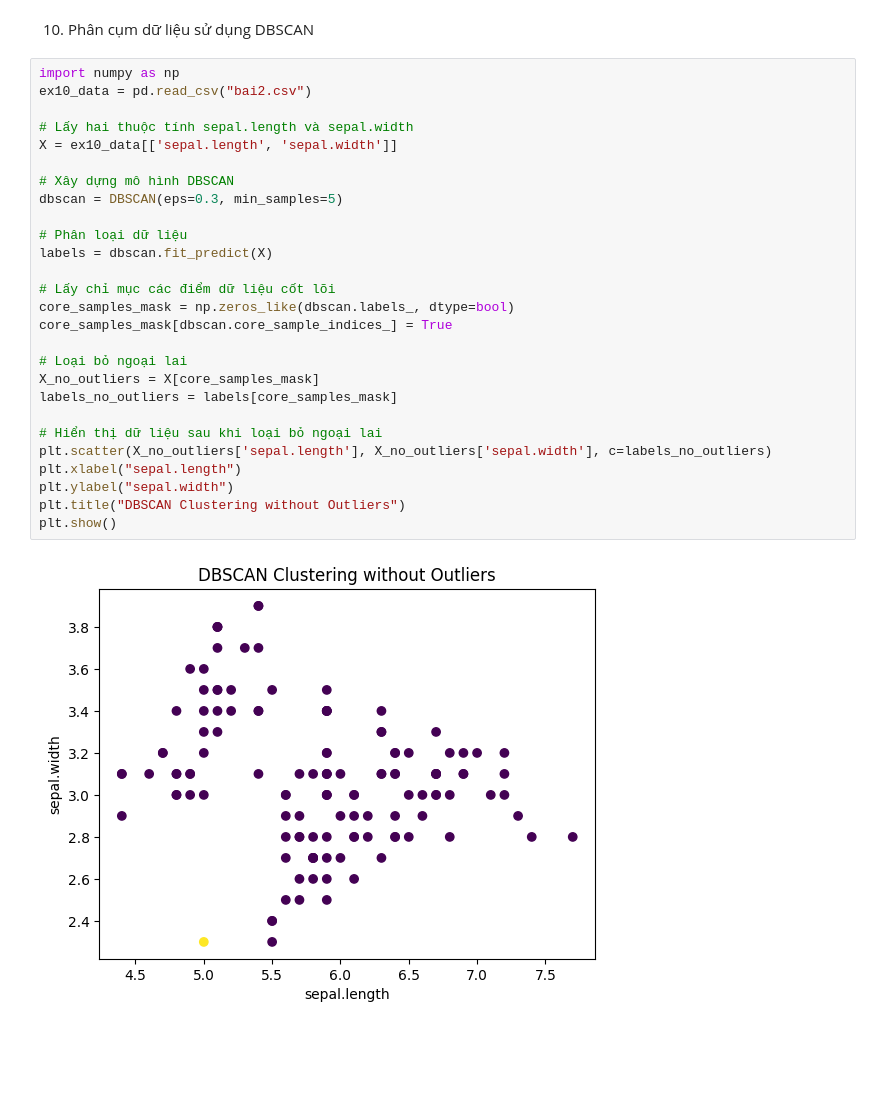
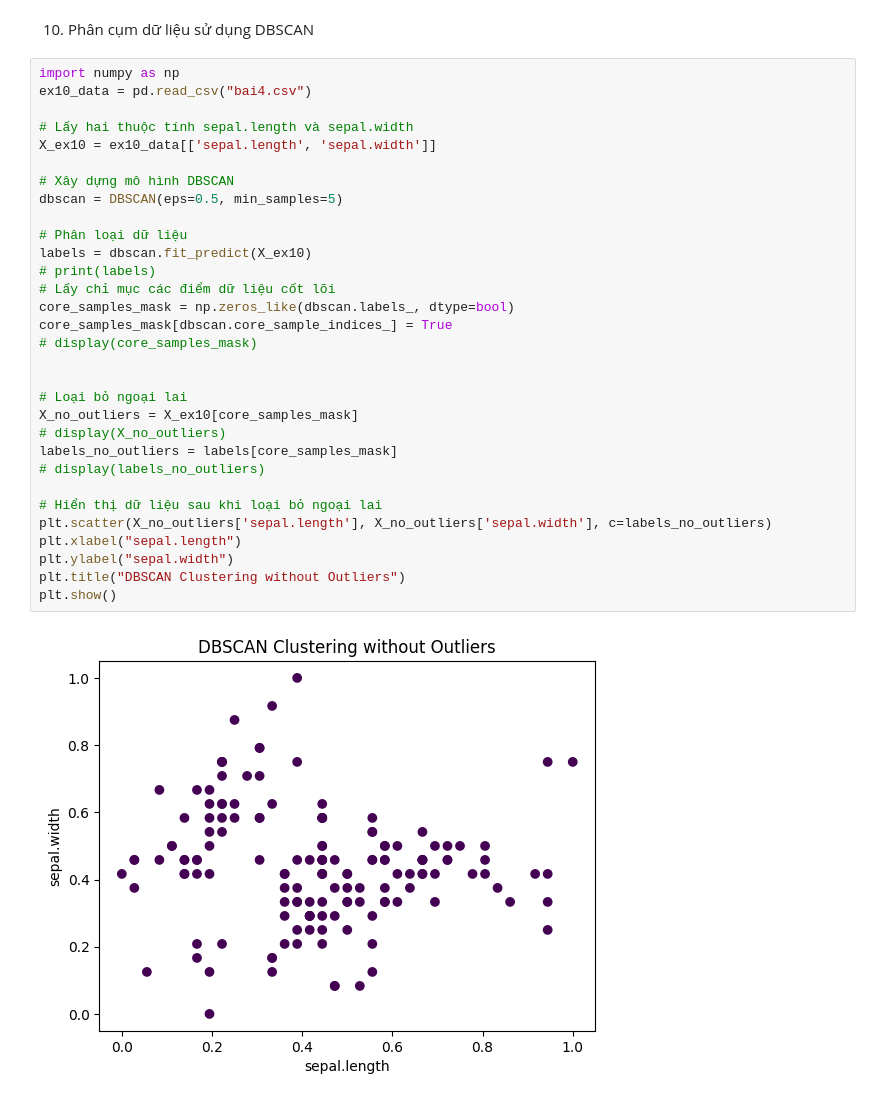
Before and after one commit to ducanhptitb19cn028/AiAdvancePractice, a Jupyter notebook: Nguyen Ngoc Duc Anh_P4AI_BT1/advanced_assignment.ipynb, the cells around one changed output. Cells and saved outputs as stored; diff of their text form; blank space fills up the shorter version.

```diff
--- a/Nguyen Ngoc Duc Anh_P4AI_BT1/advanced_assignment.ipynb
+++ b/Nguyen Ngoc Duc Anh_P4AI_BT1/advanced_assignment.ipynb
@@ -277,30 +276,34 @@ TypeError: ColormapRegistry.get_cmap() takes 2 positional arguments but 3 were g
 10. Phân cụm dữ liệu sử dụng DBSCAN
 # %%
 import numpy as np
-ex10_data = pd.read_csv("bai2.csv")
+ex10_data = pd.read_csv("bai4.csv")
 
 # Lấy hai thuộc tính sepal.length và sepal.width
-X = ex10_data[['sepal.length', 'sepal.width']]
+X_ex10 = ex10_data[['sepal.length', 'sepal.width']]
 
 # Xây dựng mô hình DBSCAN
-dbscan = DBSCAN(eps=0.3, min_samples=5)
+dbscan = DBSCAN(eps=0.5, min_samples=5)
 
 # Phân loại dữ liệu
-labels = dbscan.fit_predict(X)
-
+labels = dbscan.fit_predict(X_ex10)
+# print(labels)
 # Lấy chỉ mục các điểm dữ liệu cốt lõi
 core_samples_mask = np.zeros_like(dbscan.labels_, dtype=bool)
 core_samples_mask[dbscan.core_sample_indices_] = True
+# display(core_samples_mask)
+
 
 # Loại bỏ ngoại lai
-X_no_outliers = X[core_samples_mask]
+X_no_outliers = X_ex10[core_samples_mask]
+# display(X_no_outliers)
 labels_no_outliers = labels[core_samples_mask]
+# display(labels_no_outliers)
 
 # Hiển thị dữ liệu sau khi loại bỏ ngoại lai
 plt.scatter(X_no_outliers['sepal.length'], X_no_outliers['sepal.width'], c=labels_no_outliers)
 plt.xlabel("sepal.length")
 plt.ylabel("sepal.width")
 plt.title("DBSCAN Clustering without Outliers")
 plt.show()
 # %% [output]
-[figure, old version]
+[figure, new version]
```
Also changed, not shown: parts of 7 cells of this notebook, 6 other files.
